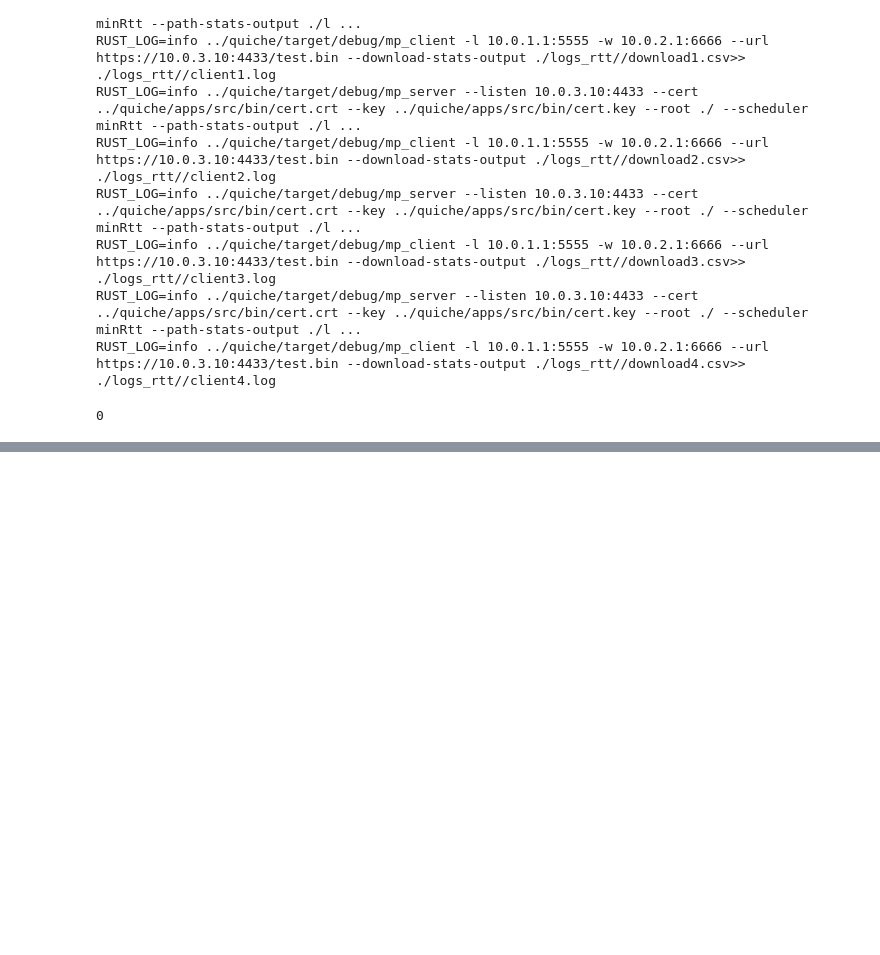
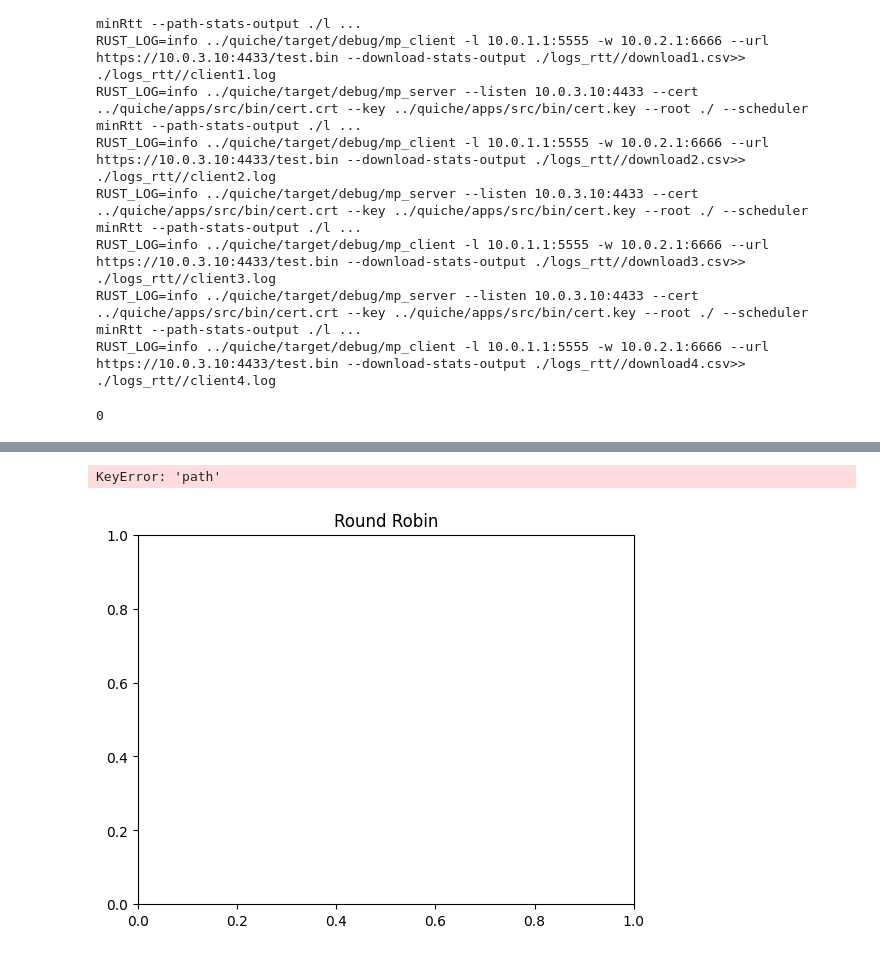
Before and after one commit to jglara/mpquic-rl, a Jupyter notebook: mpquic-rl.ipynb, the cells around one changed output, grey strips where cells are left out. Saved outputs shown, nothing was run; the diff lists cells and outputs as text; code cells hidden in the pictures; blank space fills up the shorter version.

```diff
--- a/mpquic-rl.ipynb
+++ b/mpquic-rl.ipynb
@@ -79,0 +87,6 @@ rtt_wifi = rtt_stats[rtt_stats['remote']==remote_addr_wifi]
+# %%
+plt.title("Round Robin")
+rr_stats.groupby("path")["sent_bytes"].plot(legend=True)
+# %% [output]
+KeyError: 'path'
+[figure, added]
```
Also changed, not shown: parts of 13 cells of this notebook, 3 other files.
